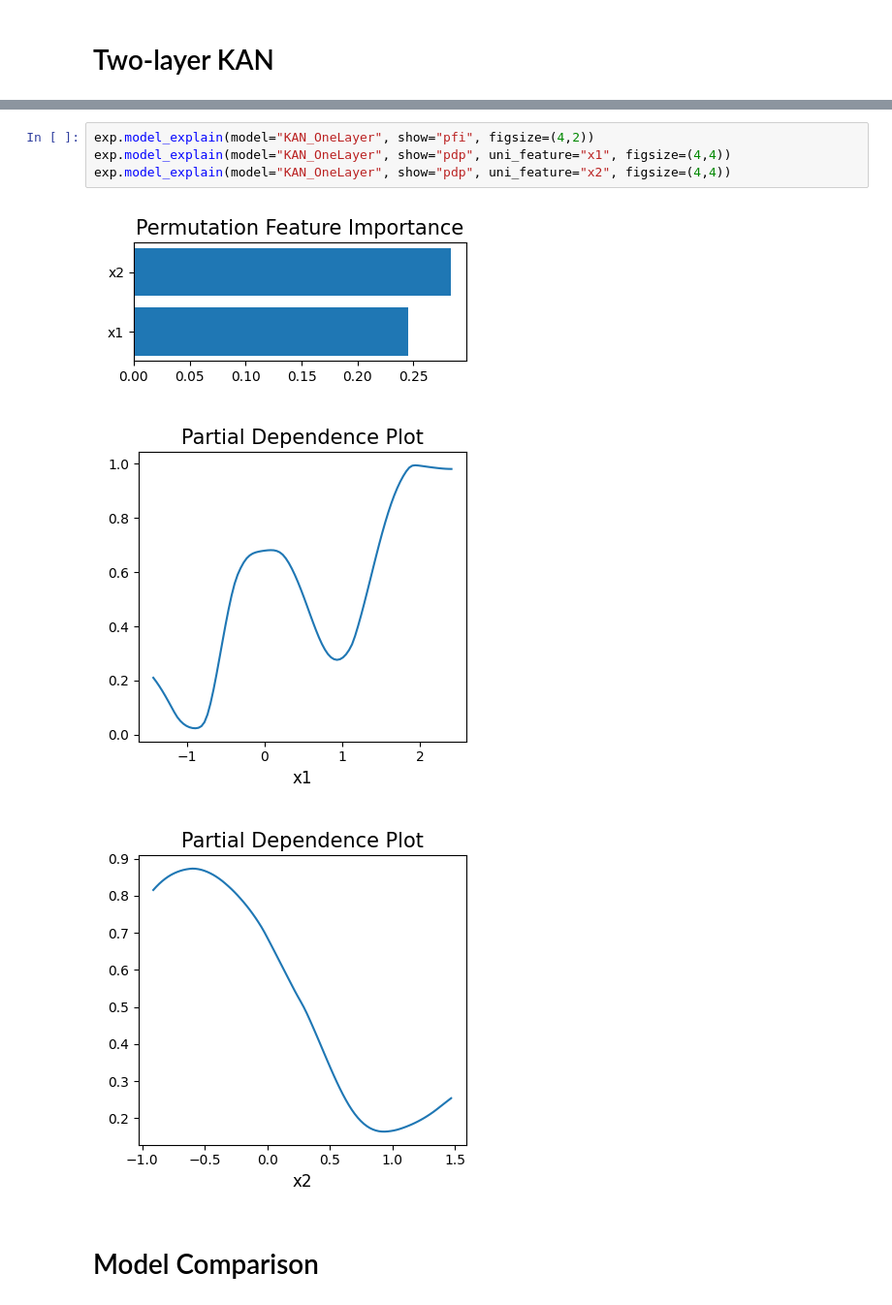
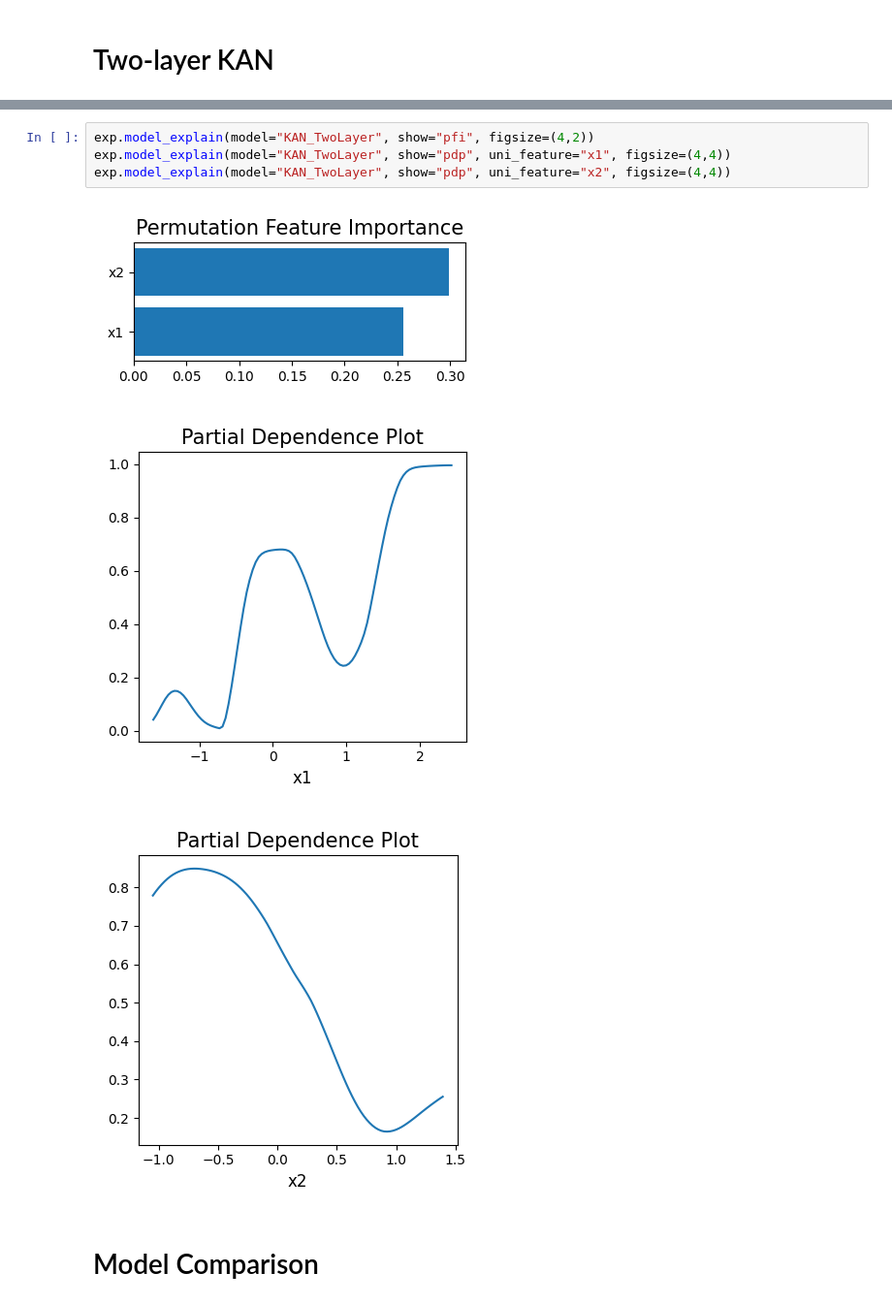
Before and after one commit to SelfExplainML/PiML-Toolbox, a Jupyter notebook: docs/Workshop/KANs_Can't_Beat_GAM.ipynb, the cells around one changed output, grey strips where cells are left out. Shown at 97% size. Saved outputs shown, nothing was run; the diff lists cells and outputs as text.

```diff
--- a/docs/Workshop/KANs_Can't_Beat_GAM.ipynb
+++ b/docs/Workshop/KANs_Can't_Beat_GAM.ipynb
@@ -131,11 +145,11 @@ exp.model_diagnose(model="KAN_OneLayer", show="accuracy_table")
 # %%
-exp.model_explain(model="KAN_OneLayer", show="pfi", figsize=(4,2))
-exp.model_explain(model="KAN_OneLayer", show="pdp", uni_feature="x1", figsize=(4,4))
-exp.model_explain(model="KAN_OneLayer", show="pdp", uni_feature="x2", figsize=(4,4))
+exp.model_explain(model="KAN_TwoLayer", show="pfi", figsize=(4,2))
+exp.model_explain(model="KAN_TwoLayer", show="pdp", uni_feature="x1", figsize=(4,4))
+exp.model_explain(model="KAN_TwoLayer", show="pdp", uni_feature="x2", figsize=(4,4))
 # %% [output]
-[figure, old version]
+[figure, new version]
-[figure, old version]
+[figure, new version]
-[figure, old version]
+[figure, new version]
 # %% [markdown]
 # Model Comparison
 # %%
```
Also changed, not shown: parts of 13 cells of this notebook.
